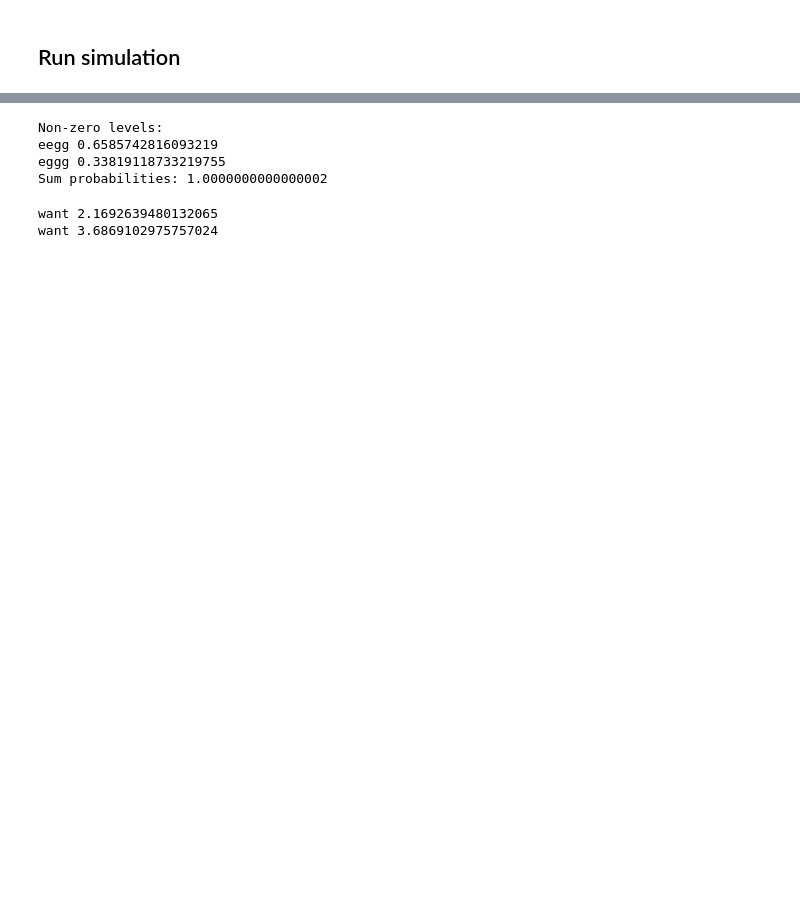
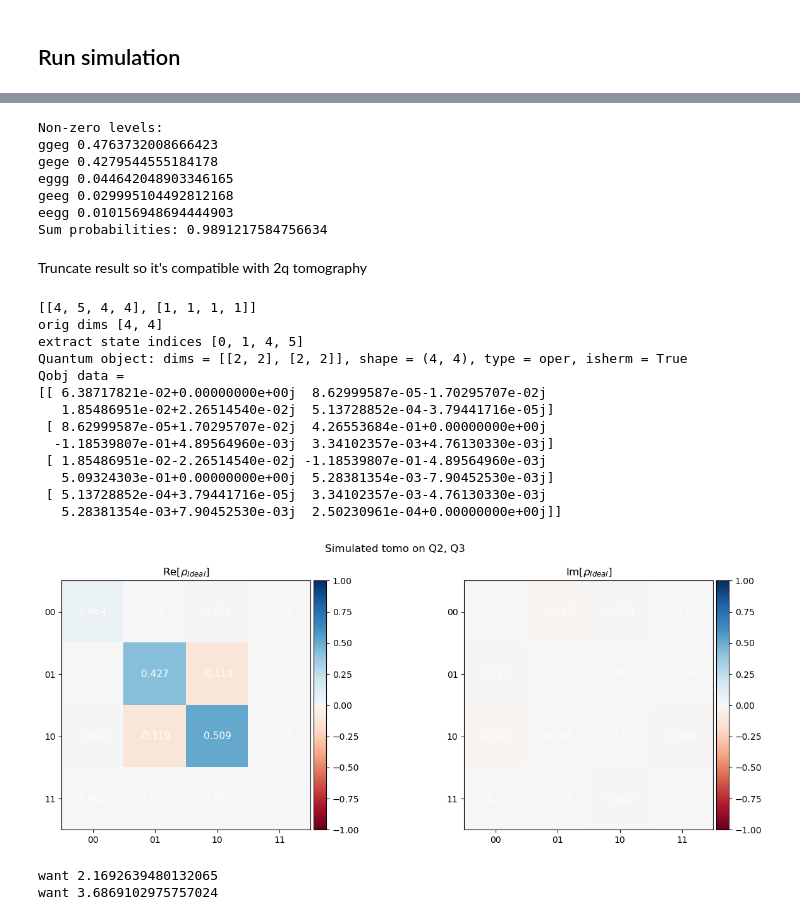
Before and after one commit to sebastienLeg/qutip_sims, a Jupyter notebook: 4transmon_fixed_freq_swap.ipynb, the cells around one changed output, grey strips where cells are left out. Saved outputs shown, nothing was run; the diff lists cells and outputs as text; code cells hidden in the pictures; blank space fills up the shorter version.

Commit message:
updates to simulations to work better with recent experiments and 2q tomo

```diff
--- a/4transmon_fixed_freq_swap.ipynb
+++ b/4transmon_fixed_freq_swap.ipynb
@@ -336,5 +495,5 @@ Final fidelity [%]: 89.39673549113488
 # %%
-T = 30 # ns
+T = times[-1] # ns
 
 sum_psi = 0
 T = np.argmin(np.abs(times-T))
@@ -345,18 +504,55 @@ for i1 in range(cutoffs[0]):
         for i3 in range(cutoffs[2]):
             for i4 in range(cutoffs[3]):
                 prob = np.abs(qram.state([i1, i2, i3, i4]).overlap(result[T]))**2
-                sum_psi += prob
                 if prob > 0.01:
                     probs.update({qram.level_nums_to_name([i1, i2, i3, i4]):prob})
+                    sum_psi += prob
 probs = sorted(probs.items(), key=lambda item:-item[1])
 for level, prob in probs:
     print(level, prob)
 print('Sum probabilities:', sum_psi)
 # %% [output]
 Non-zero levels:
-eegg 0.6585742816093219
-eggg 0.33819118733219755
-Sum probabilities: 1.0000000000000002
+ggeg 0.4763732008666423
+gege 0.4279544555184178
+eggg 0.044642048903346165
+geeg 0.029995104492812168
+eegg 0.010156948694444903
+Sum probabilities: 0.9891217584756634
+# %% [markdown]
+Truncate result so it's compatible with 2q tomography
+# %%
+print(result[-1].dims)
+tomo_qubits = [2, 3]
+result2q = qt.ptrace(result[-1].unit(), tomo_qubits)
+orig_dims = result2q.dims[0]
+print('orig dims', orig_dims)
+
+states_inds = [i*orig_dims[1]+ j for i in range(2) for j in range(2)]
+print('extract state indices', states_inds)
+rho_result2q = result2q.extract_states(states_inds, normalize=True)
+
+
+id2q = qt.tensor(qt.qeye(2), qt.qeye(2))
+rho_result2q  = qt.Qobj(rho_result2q , dims=id2q.dims, shape=id2q.shape).unit()
+print(rho_result2q)
+
+show_plot_rho_2d(rho_id=rho_result2q.full(), title=f'Simulated tomo on Q{tomo_qubits[0]}, Q{tomo_qubits[1]}', cmax=1.0)
+# %% [output]
+[[4, 5, 4, 4], [1, 1, 1, 1]]
+orig dims [4, 4]
+extract state indices [0, 1, 4, 5]
+Quantum object: dims = [[2, 2], [2, 2]], shape = (4, 4), type = oper, isherm = True
+Qobj data =
+[[ 6.38717821e-02+0.00000000e+00j  8.62999587e-05-1.70295707e-02j
+   1.85486951e-02+2.26514540e-02j  5.13728852e-04-3.79441716e-05j]
+ [ 8.62999587e-05+1.70295707e-02j  4.26553684e-01+0.00000000e+00j
+  -1.18539807e-01+4.89564960e-03j  3.34102357e-03+4.76130330e-03j]
+ [ 1.85486951e-02-2.26514540e-02j -1.18539807e-01-4.89564960e-03j
+   5.09324303e-01+0.00000000e+00j  5.28381354e-03-7.90452530e-03j]
+ [ 5.13728852e-04+3.79441716e-05j  3.34102357e-03-4.76130330e-03j
+   5.28381354e-03+7.90452530e-03j  2.50230961e-04+0.00000000e+00j]]
+[figure, added]
 # %%
 print('want', qram.get_base_wd('eggg', 'gfgg')/2/np.pi)
 print('want', qram.get_base_wd('eegg', 'eggg')/2/np.pi)
```
Also changed, not shown: parts of 16 cells of this notebook, 5 other files.
